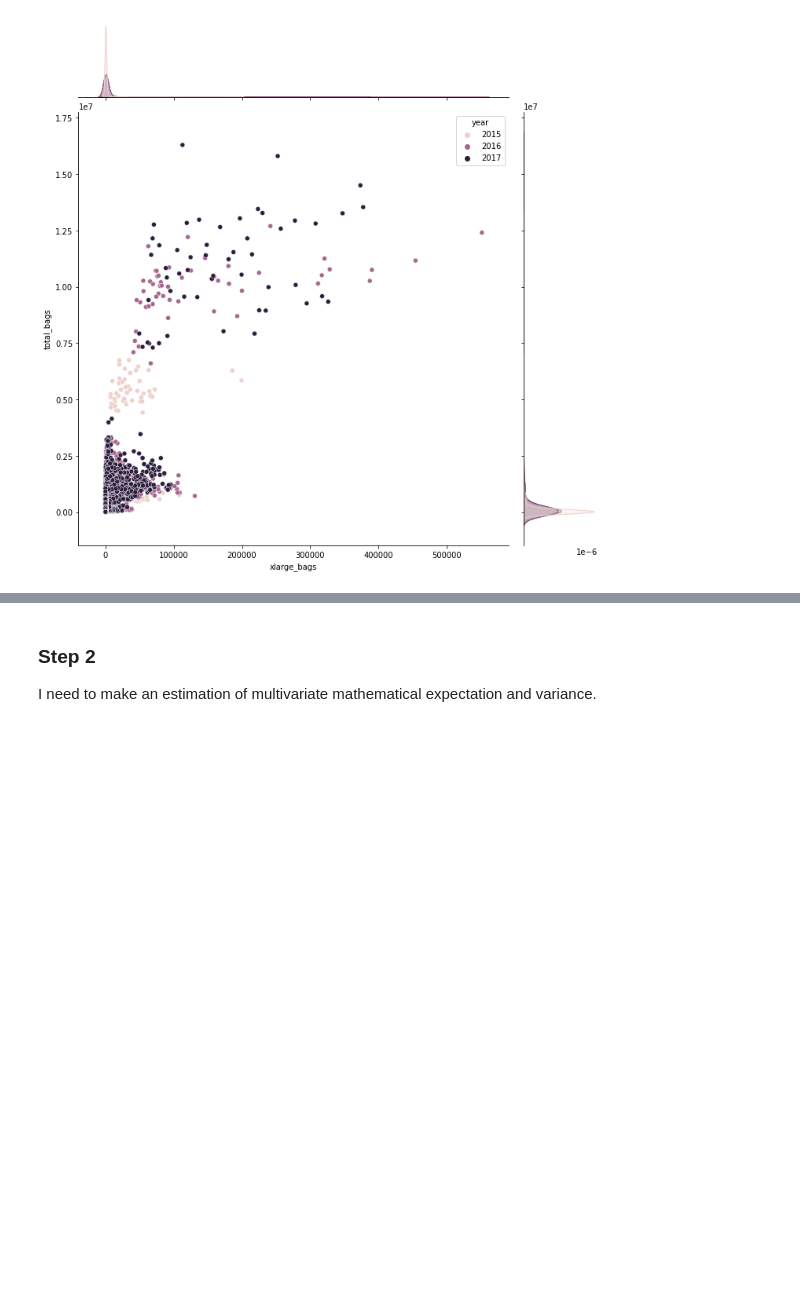
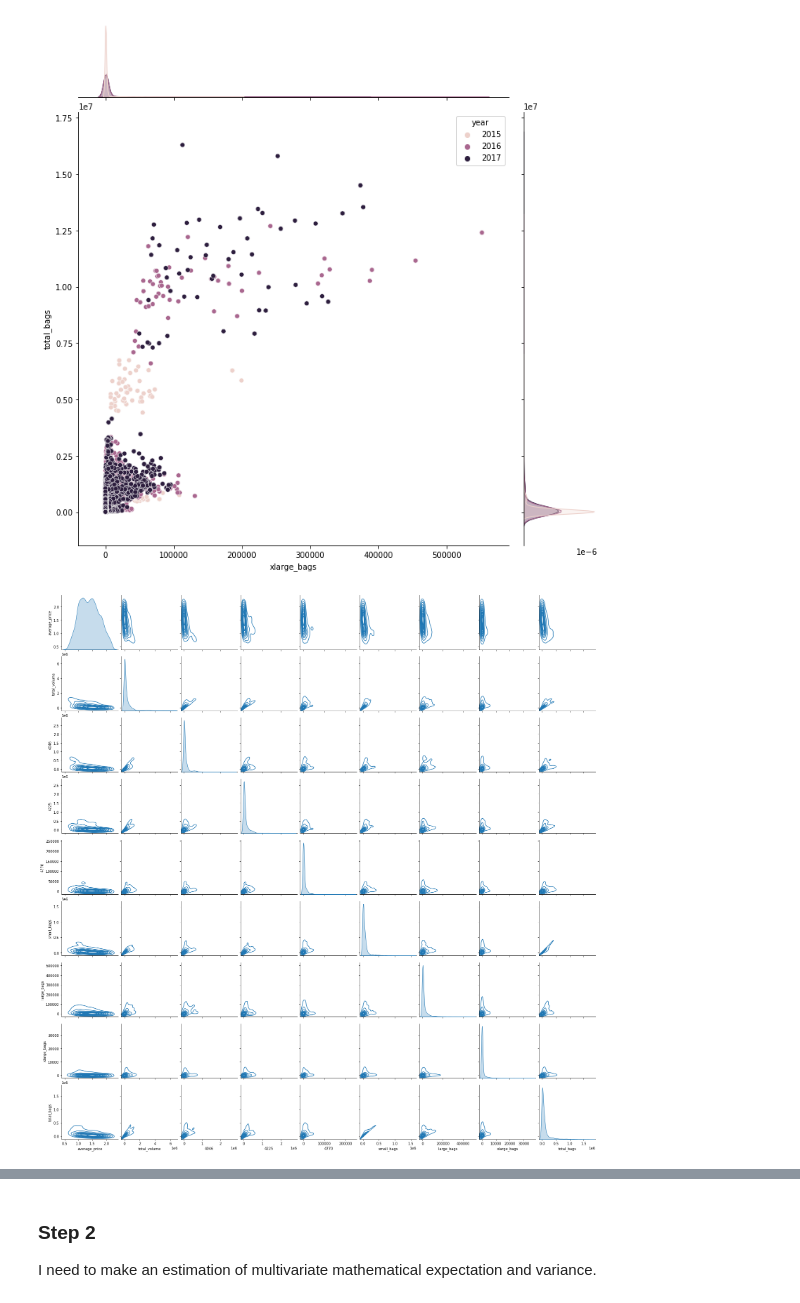
Before and after one commit to DmitryPogrebnoy/Multivar_Data_Analysis_ITMO, a Jupyter notebook: task2/task2.ipynb, the cells around one changed output, grey strips where cells are left out. Saved outputs shown, nothing was run; the diff lists cells and outputs as text; code cells hidden in the pictures; blank space fills up the shorter version.

```diff
--- a/task2/task2.ipynb
+++ b/task2/task2.ipynb
@@ -186,3 +186,7 @@ for predictor in predictors:
 [figure]
 [figure]
 [figure]
+# %%
+sns.pairplot(data=df[predictors + [target]], kind='kde', plot_kws={'levels':[0.1,0.2,0.3,0.4,0.5,0.6,0.7,0.8,0.9]})
+# %% [output]
+[figure, added]
```
Also changed, not shown: parts of 5 cells of this notebook, 2 other files.
